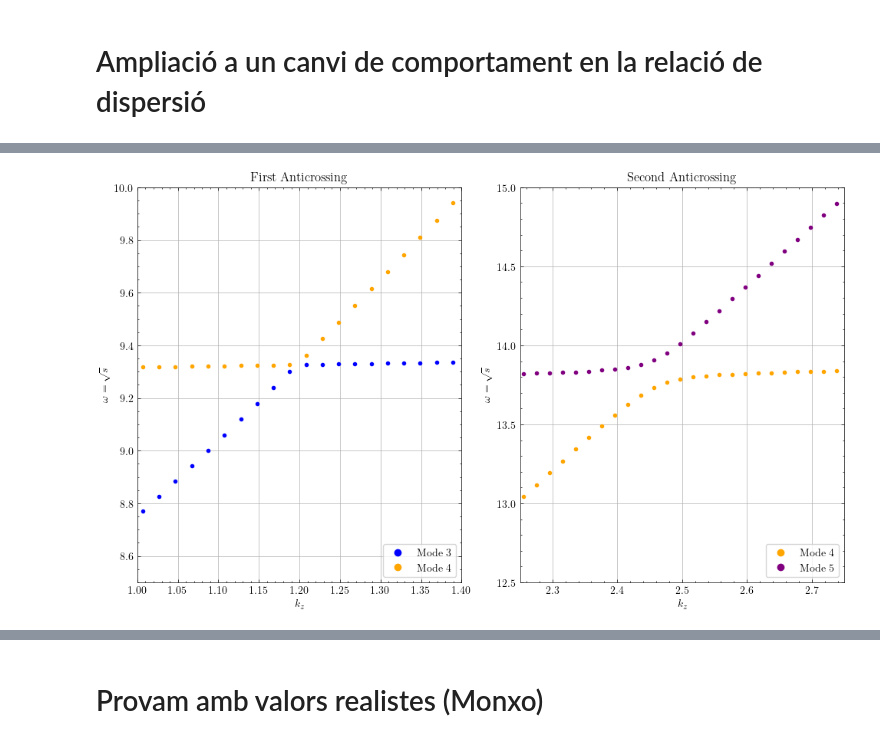
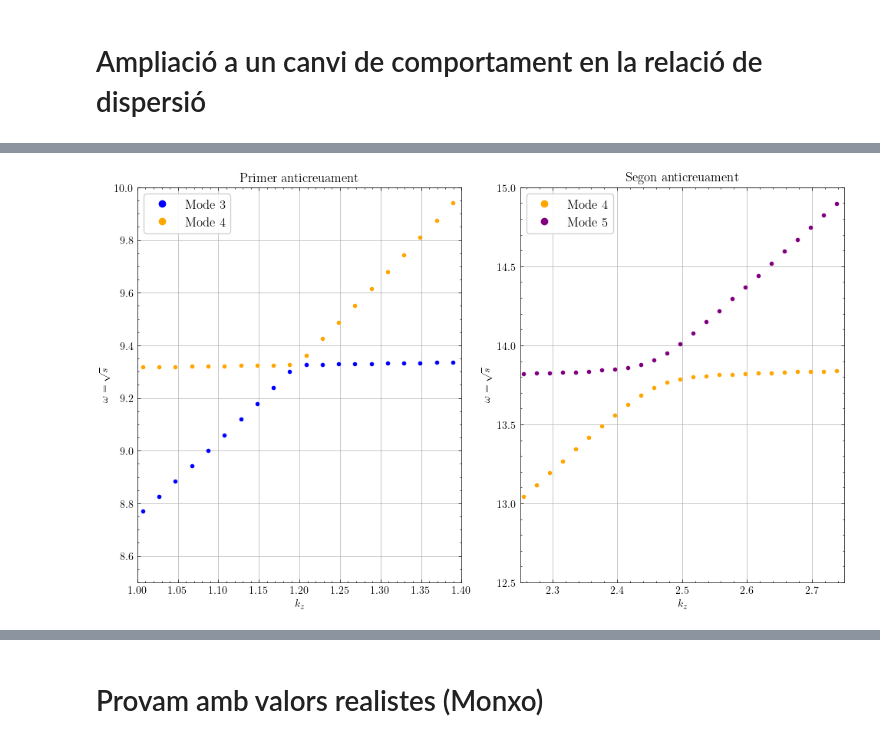
Before and after one commit to JoanRibotOliver/TFG, a Jupyter notebook: Fast & slow modes.ipynb, the cells around one changed output, grey strips where cells are left out. Saved outputs shown, nothing was run; the diff lists cells and outputs as text; code cells hidden in the pictures.

```diff
--- a/Fast & slow modes.ipynb
+++ b/Fast & slow modes.ipynb
@@ -511,14 +576,14 @@ for ik, kz in enumerate(kz_list):
 # %%
-# Plot dispersion relation of the first 8 eigenvalues
+# Plot dispersion relation of the first 7 eigenvalues
 plt.figure(figsize=(10, 6))
 for i in range(7):
     colors = ['red', 'green', 'blue', 'orange', 'purple', 'brown', 'pink', 'gray']
-    plt.plot(kz_list, np.sqrt(evals_k[:, i].real), '.', label=f"n={i+1}", color=colors[i % len(colors)])
+    plt.plot(kz_list, np.sqrt(evals_k[:, i].real), '.', label=f"$n={i+1}$", color=colors[i % len(colors)])
 plt.xlabel(r"$k_z$")
 plt.ylabel(r"$\omega = \sqrt{s}$")
-plt.title("Dispersion Relation")
+plt.title("Relació de dispersió")
 plt.grid(False)
-plt.legend(title='Modes', loc="lower right", frameon=True, fontsize=12, framealpha=0.9)
+plt.legend(title='Modes', loc="upper left", frameon=True, fontsize=12, framealpha=0.9)
 plt.show()
 
 
@@ -613,11 +678,10 @@ for i in range(7):
 
 plt.xlabel(r"$k_z$")
 plt.ylabel(r"$\omega = \sqrt{s}$")
-plt.title(r"Dispersion Relation: F\&S modes")
-#plt.ylim(8,10)
+plt.title(r"Relació de dispersió: Modes R\&L")
 custom_legend = [
-    mlines.Line2D([], [], color='blue', marker='o', linestyle='None', markersize=4, label='Modes lents'),
-    mlines.Line2D([], [], color='red', marker='o', linestyle='None', markersize=4, label='Modes ràpids')]
+    mlines.Line2D([], [], color='red', marker='o', linestyle='None', markersize=4, label='Mode ràpid'),
+    mlines.Line2D([], [], color='blue', marker='o', linestyle='None', markersize=4, label='Modes lents')]
 plt.legend(handles=custom_legend, loc="upper left", frameon=True, fontsize=12, framealpha=0.9)
 plt.grid(False)
 plt.show()
@@ -774,35 +838,35 @@ for i in range(7):  # Adjust the range as needed
     # Add to legend only if the mode is within the axis limits
     if np.any((kz_list >= xlim1[0]) & (kz_list <= xlim1[1]) & (omega >= ylim1[0]) & (omega <= ylim1[1])):
         handles1.append(mlines.Line2D([], [], color=colors[i % len(colors)], marker='o', linestyle='None', label=f"Mode {i+1}"))
 
 axs[0].set_xlim(xlim1)
 axs[0].set_ylim(ylim1)
 axs[0].set_xlabel(r"$k_z$")
 axs[0].set_ylabel(r"$\omega = \sqrt{s}$")
-axs[0].set_title("First Anticrossing")
-axs[0].legend(handles=handles1, loc="lower right", frameon=True, fontsize=10)
+axs[0].set_title("Primer anticreuament")
+axs[0].legend(handles=handles1, loc="upper left", frameon=True, fontsize=12, framealpha=0.9)
 axs[0].grid(True)
 
 # Second anticrossing
 xlim2 = (2.25, 2.75)  # Set x-axis limits for the second subplot
 ylim2 = (12.5, 15)  # Set y-axis limits for the second subplot
 handles2 = []  # To store legend handles for the second subplot
 for i in range(7):  # Adjust the range as needed
     omega = np.sqrt(evals_k[:, i].real)
     axs[1].plot(kz_list, omega, '.', label=f"Mode {i+1}", color=colors[i % len(colors)])
     # Add to legend only if the mode is within the axis limits
     if np.any((kz_list >= xlim2[0]) & (kz_list <= xlim2[1]) & (omega >= ylim2[0]) & (omega <= ylim2[1])):
         handles2.append(mlines.Line2D([], [], color=colors[i % len(colors)], marker='o', linestyle='None', label=f"Mode {i+1}"))
 
 axs[1].set_xlim(xlim2)
 axs[1].set_ylim(ylim2)
 axs[1].set_xlabel(r"$k_z$")
 axs[1].set_ylabel(r"$\omega = \sqrt{s}$")
-axs[1].set_title("Second Anticrossing")
-axs[1].legend(handles=handles2, loc="lower right", frameon=True, fontsize=10)
+axs[1].set_title("Segon anticreuament")
+axs[1].legend(handles=handles2, loc="upper left", frameon=True, fontsize=12, framealpha=0.9)
 axs[1].grid(True)
 
 plt.tight_layout()
 plt.show()
 # %% [output]
-[figure, old version]
+[figure, new version]
```
Also changed, not shown: parts of 16 cells of this notebook, 2 other files.
